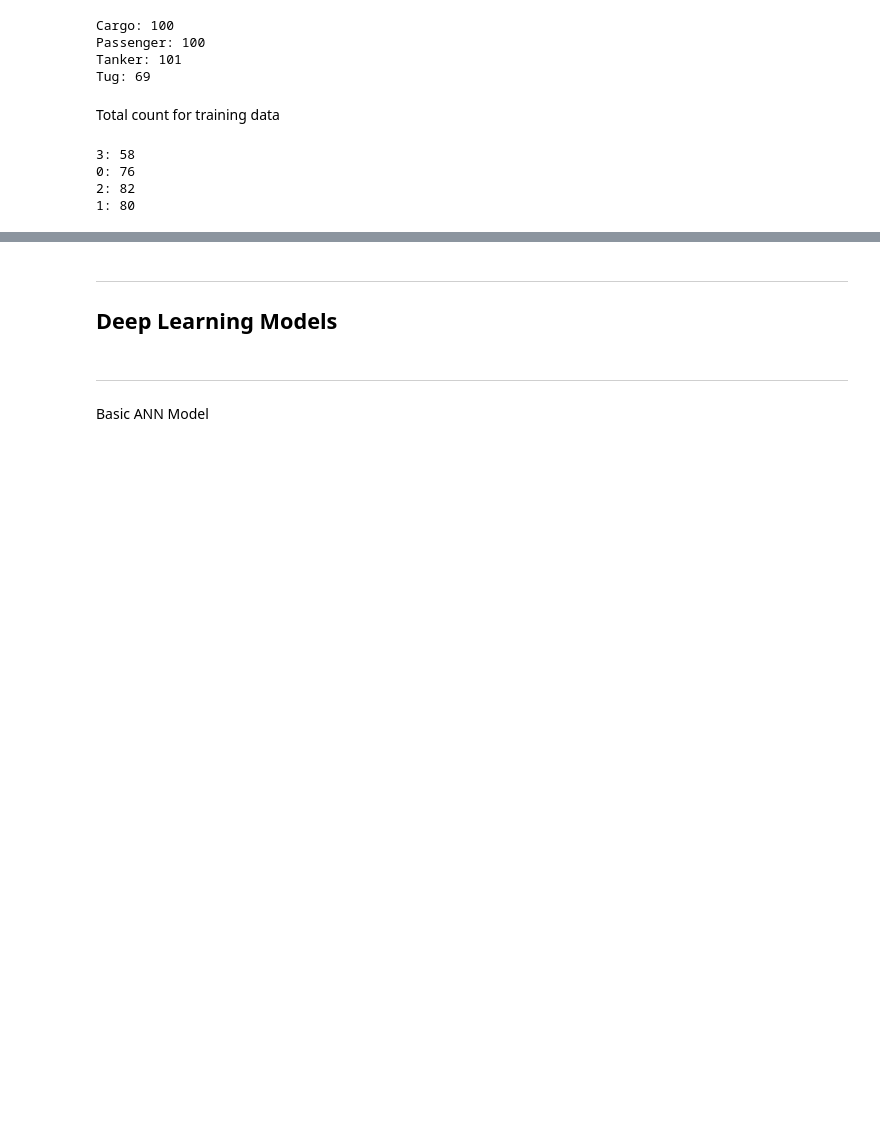
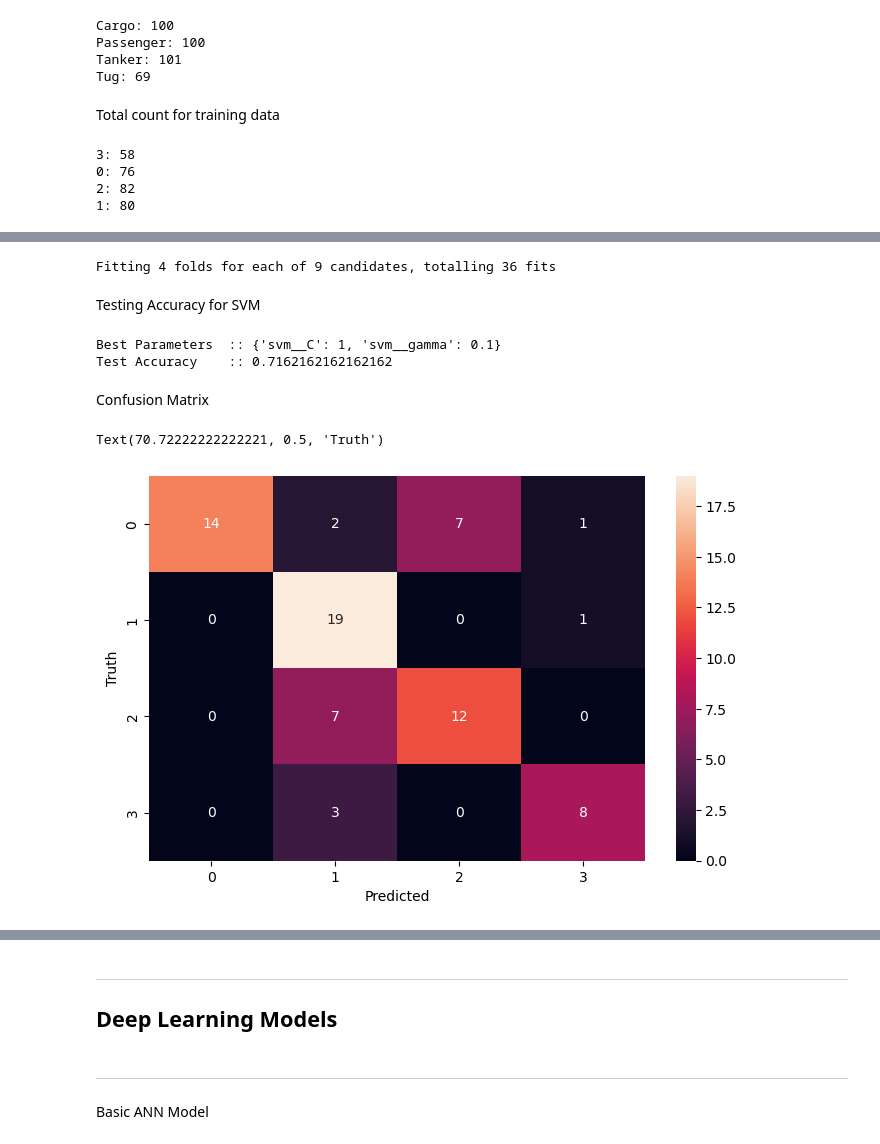
Before and after one commit to hasnaynajmal/oceanvue.buic, a Jupyter notebook: data-preprocessng-sample/100_files_cv.ipynb, the cells around one changed output, grey strips where cells are left out. Drawn from its saved outputs; the diff is of its cells as text; code cells hidden in the pictures; blank space fills up the shorter version.

```diff
--- a/data-preprocessng-sample/100_files_cv.ipynb
+++ b/data-preprocessng-sample/100_files_cv.ipynb
@@ -86,0 +106,38 @@ for category, count in category_count.items():
+# %%
+svm_pipeline = Pipeline([
+    ('scaler', StandardScaler()),
+    ('svm', SVC(kernel='rbf'))
+])
+
+param_grid = {
+    'svm__C': [0.1, 1, 10],
+    'svm__gamma': [0.1, 1, 10]
+}
+# %%
+grid_search = GridSearchCV(svm_pipeline, param_grid, cv=4, n_jobs=-1, verbose=2)
+grid_search.fit(X_train, y_train)
+best_params = grid_search.best_params_
+best_svm_model = grid_search.best_estimator_
+# %% [output]
+Fitting 4 folds for each of 9 candidates, totalling 36 fits
+# %% [markdown]
+Testing Accuracy for SVM
+# %%
+test_accuracy = best_svm_model.score(X_test, y_test)
+
+print("Best Parameters  ::", best_params)
+print("Test Accuracy    ::", test_accuracy)
+# %% [output]
+Best Parameters  :: {'svm__C': 1, 'svm__gamma': 0.1}
+Test Accuracy    :: 0.7162162162162162
+# %% [markdown]
+Confusion Matrix
+# %%
+cm = confusion_matrix(y_test, grid_search.predict(X_test))
+plt.figure(figsize = (8,5))
+sn.heatmap(cm, annot=True)
+plt.xlabel('Predicted')
+plt.ylabel('Truth')
+# %% [output]
+Text(70.72222222222221, 0.5, 'Truth')
+[figure, added]
```
Also changed, not shown: parts of 8 cells of this notebook, 1 other file.
